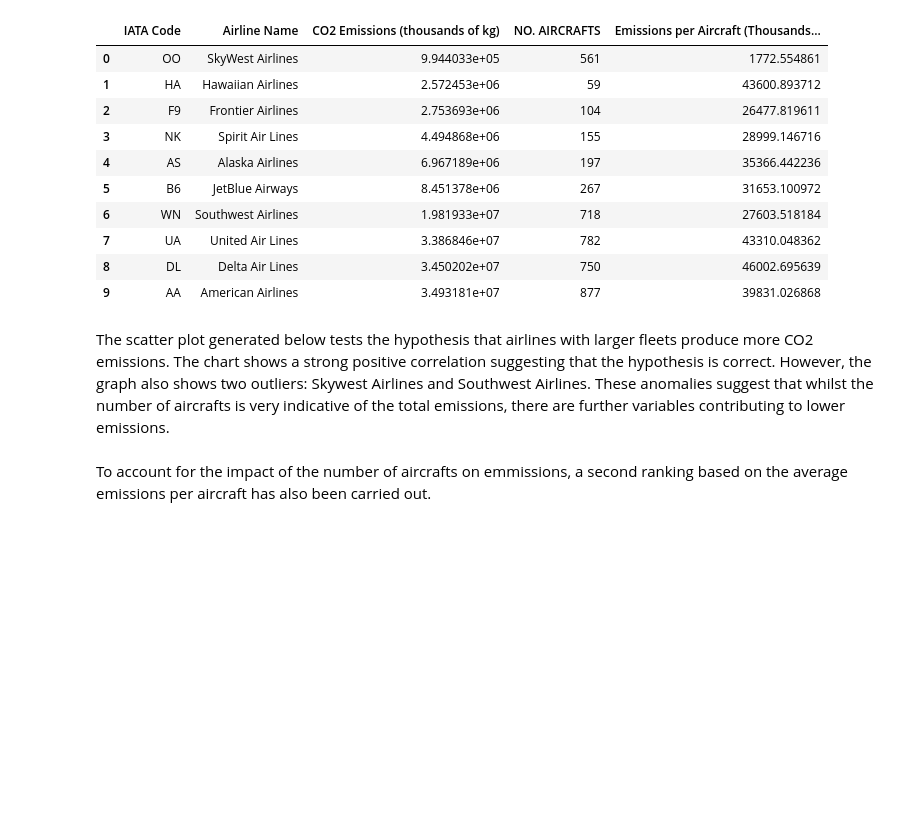
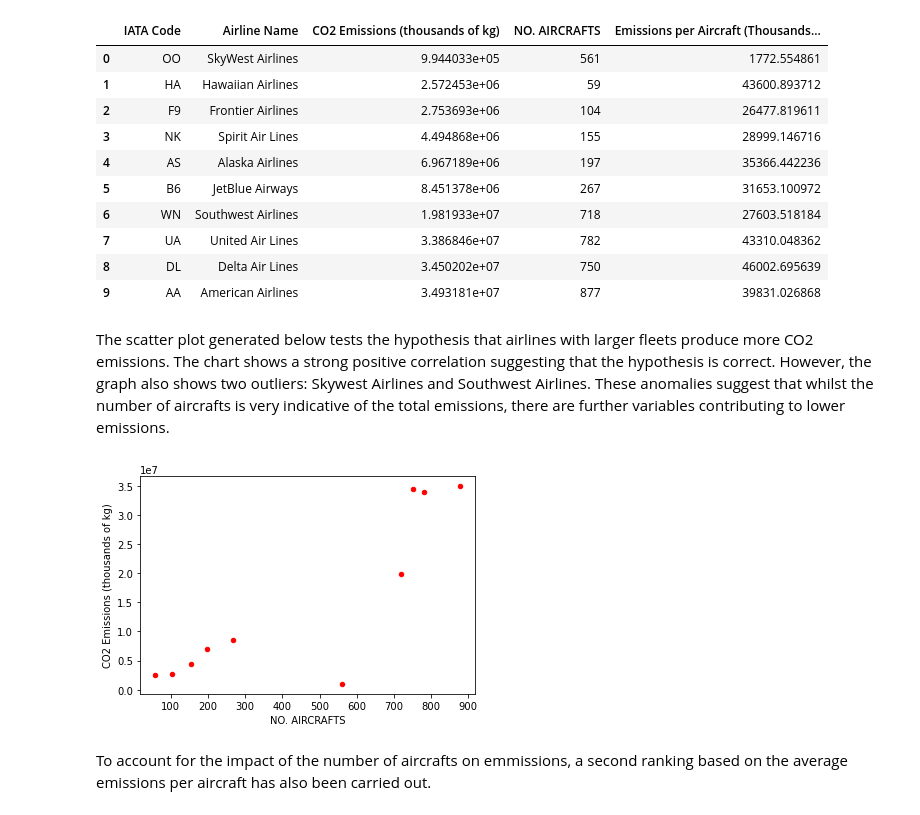
Before and after one commit to GenevaKirwan/CFG-Airline-Project, a Jupyter notebook: ProjectCode.ipynb, the cells around one changed output. Saved outputs shown, nothing was run; the diff lists cells and outputs as text; code cells hidden in the pictures; blank space fills up the shorter version.

```diff
--- a/ProjectCode.ipynb
+++ b/ProjectCode.ipynb
@@ -369,8 +369,10 @@ rank_fleet_pd
 The scatter plot generated below tests the hypothesis that airlines with larger fleets produce more CO2 emissions. The chart shows a strong positive correlation suggesting that the hypothesis is correct. However, the graph also shows two outliers: Skywest Airlines and Southwest Airlines. These anomalies suggest that whilst the number of aircrafts is very indicative of the total emissions, there are further variables contributing to lower emissions.
 # %%
  emmissions_fleetsize= rank_fleet_pd.plot.scatter(x='NO. AIRCRAFTS',
-                      y='Total Emissions 2019 (Thousands of kg)',
+                      y='CO2 Emissions (thousands of kg)',
                       c='r')
+# %% [output]
+[figure, added]
 # %% [markdown]
 To account for the impact of the number of aircrafts on emmissions, a second ranking based on the average emissions per aircraft has also been carried out.
 # %%
```
Also changed, not shown: parts of 1 cell of this notebook.
